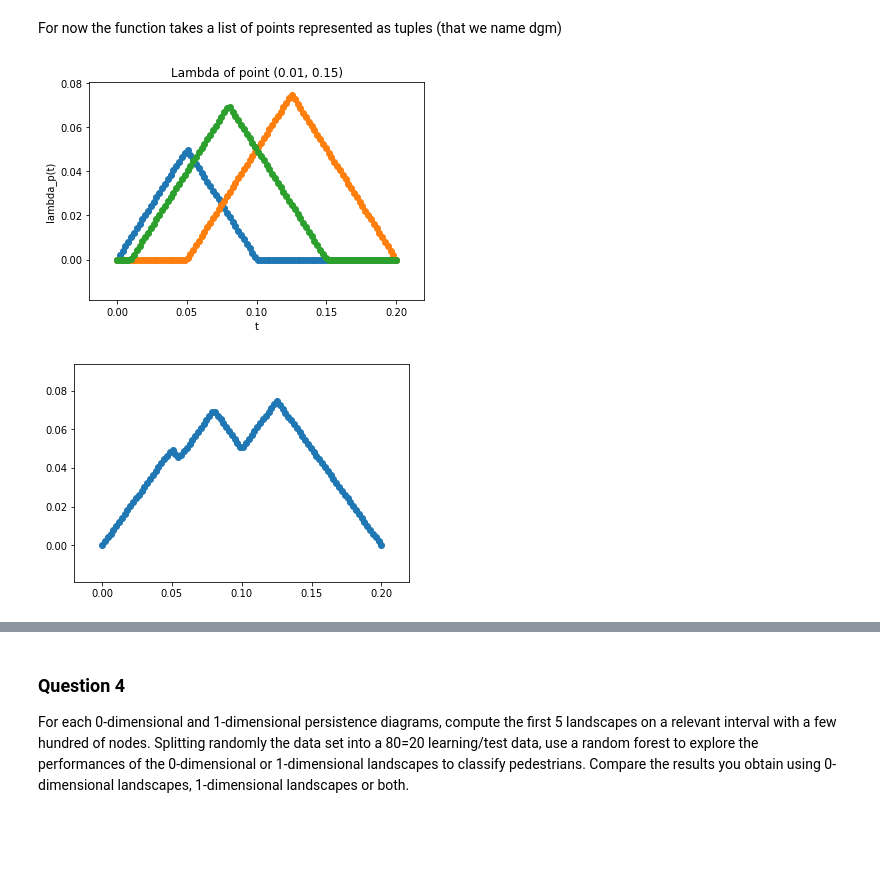
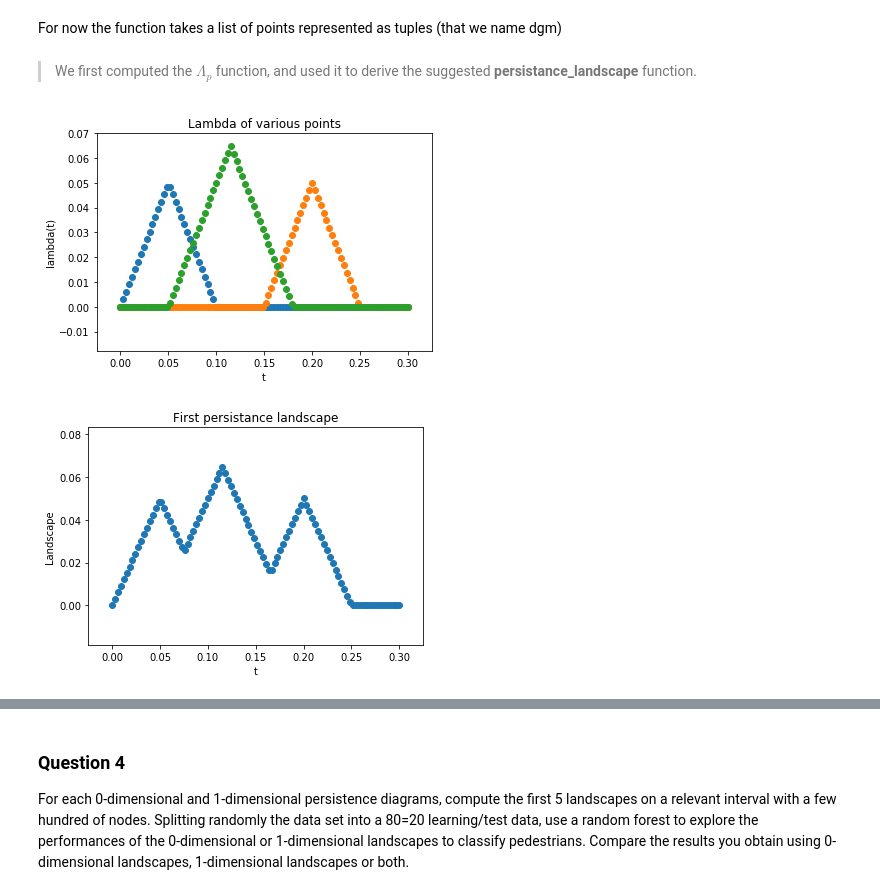
Before and after one commit to sidou10/gmda-pedestrian-recognition, a Jupyter notebook: pedestrian_recognition.ipynb, the cells around one changed output, grey strips where cells are left out. Saved outputs shown, nothing was run; the diff lists cells and outputs as text; code cells hidden in the pictures; blank space fills up the shorter version.

```diff
--- a/pedestrian_recognition.ipynb
+++ b/pedestrian_recognition.ipynb
@@ -42,3 +44,0 @@ Compute and save the 0-dimensional and 1-dimensional persistence diagrams of the
-# %%
-point_cloud = data_A[0]
-point_cloud_list = [list(coordinates) for coordinates in point_cloud]
@@ -86,3 +88,20 @@ def persistence_output_to_diag(persistence_output, dimension):
     list(list)
     """
     return [[a,b] for (dim,(a,b)) in persistence_output if dim==dimension]
+# %%
+nb_observations = data_all.shape[0]
+
+# Compute 0 and 1 dimensional persistance diagrams
+for dim in [0,1]:
+    # diags will contain the persistance diagrams for each individual
+    diags = []
+    # Compute the diag and for each individual
+    for i in range(nb_observations):
+        diag = persistence_output_to_diag(alpha_persistence_from_point_cloud(data_all[i]), dimension=dim)
+        diags.append(diag)
+
+    # Convert to numpy array before saving
+    diags = np.array(diags)
+
+    # Save the persistence diagrams to .npy
+    np.save("persistence_diagrams/persistence_diagrams_{}dim.npy".format(dim), diags)
@@ -154,6 +223,8 @@ Write a function to compute persistence landscapes. This function should take as
 of nodes of a regular grid on the interval $[x_{min}; x_{max}]$ and a number of landscapes $n_{ld}$, and output a $n_{ld}*n_{nodes}$ array storing the values of the first $n_{ld}$ landscapes of $dgm$ on the node of the grid. Check, on some simple examples that your code is correct.
 # %% [markdown]
 For now the function takes a list of points represented as tuples (that we name dgm)
+# %% [markdown]
+> We first computed the $\Lambda_p$ function, and used it to derive the suggested **persistance_landscape** function.
 # %%
 def Lambda(t, b, d):
     """Triangle induced by the point p (b, d) in the new system
@@ -191,17 +272,18 @@ def plot_Lambda_point(t, point):
     plt.scatter(t, Lambda(t, point[0], point[1]))
 # %%
-t = np.linspace(0.,0.2,100)
+# Test by plotting 3 Lambda functions (of 3 points)
+t = np.linspace(0.,0.3,100)
 point1 = (0, 0.1)
-point2 = (0.05, 0.20)
-point3 = (0.01, 0.15)
+point2 = (0.15, 0.25)
+point3 = (0.05, 0.18)
 
 plot_Lambda_point(t, point1)
 plot_Lambda_point(t, point2)
 plot_Lambda_point(t, point3)
 # %% [output]
-[figure, old version]
+[figure, new version]
 # %%
-
+# Lambda is a tool
 def persistence_landscape(dgm, xmin, xmax, n_nodes, n_ld, plot_first=False):
     """Compute the persistence landscape on a given persistence diagram.
 
@@ -243,7 +325,11 @@ def persistence_landscape(dgm, xmin, xmax, n_nodes, n_ld, plot_first=False):
     # Sort the point in descending order
     landscapes = np.sort(landscapes_by_point, axis=0)[::-1]
 
+    # If flag is true, plot the first persistence landscape of the point cloud
     if plot_first:
+        plt.title("First persistance landscape")
+        plt.xlabel("t")
+        plt.ylabel("Landscape")
         plt.scatter(t, landscapes[0,:])
 
     # Keep only the first n_ld landscapes
@@ -251,8 +337,11 @@ def persistence_landscape(dgm, xmin, xmax, n_nodes, n_ld, plot_first=False):
 
     return landscapes
 # %%
-# Test 1
-dgm = [[0, point1], [0, point2], [0, point3]]
-persistence_landscape(dgm, 0, 0, 0.2, 100, 1, plot_first=True)
+# Test with the 3 previous points (expect to have a crown-shaped function)
+
+# Diagram in the gudhi format
+dgm = [point1, point2, point3]
+# Persistance landscape calculation
+ldscp = persistence_landscape(dgm, 0, 0.3, 100, 5, plot_first=True)
 # %% [output]
-[figure, old version]
+[figure, new version]
```
Also changed, not shown: parts of 35 cells of this notebook, 1 other file.
